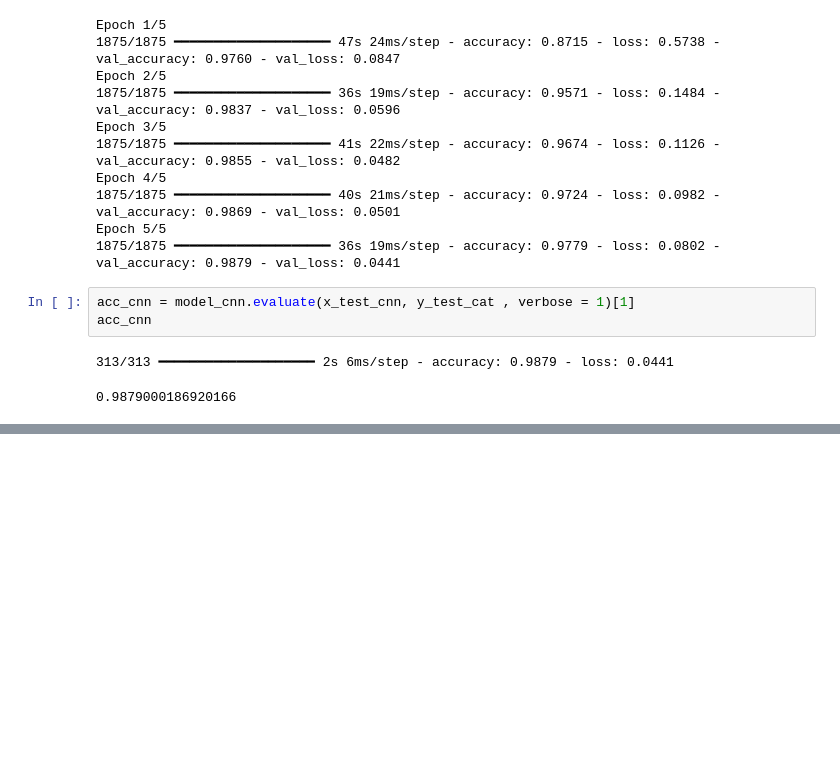
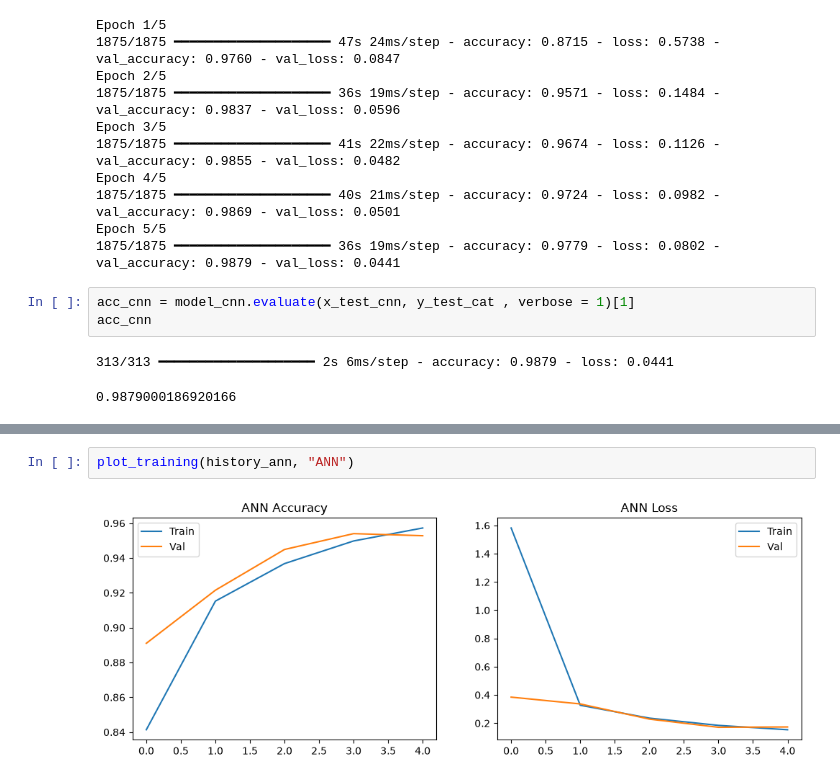
Before and after one commit to rajnikant-coder/DL-learnings, a Jupyter notebook: CNN.ipynb, the cells around one changed output, grey strips where cells are left out. Cells and saved outputs as stored; diff of their text form; blank space fills up the shorter version.

```diff
--- a/CNN.ipynb
+++ b/CNN.ipynb
@@ -214,0 +236,4 @@ acc_cnn
+# %%
+plot_training(history_ann, "ANN")
+# %% [output]
+[figure, added]
```
Also changed, not shown: parts of 5 cells of this notebook.
